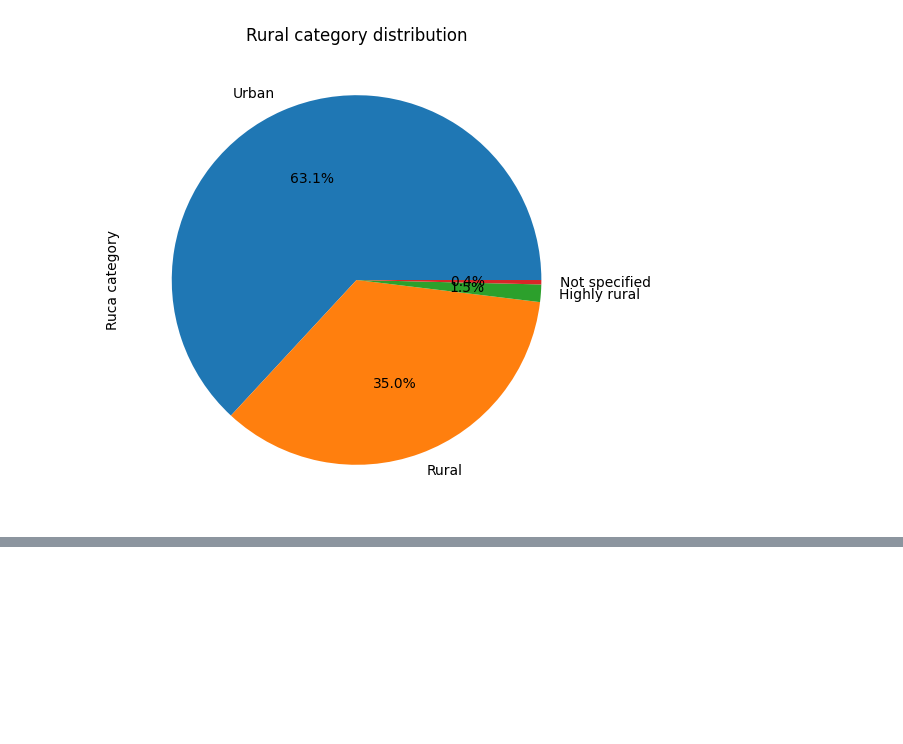
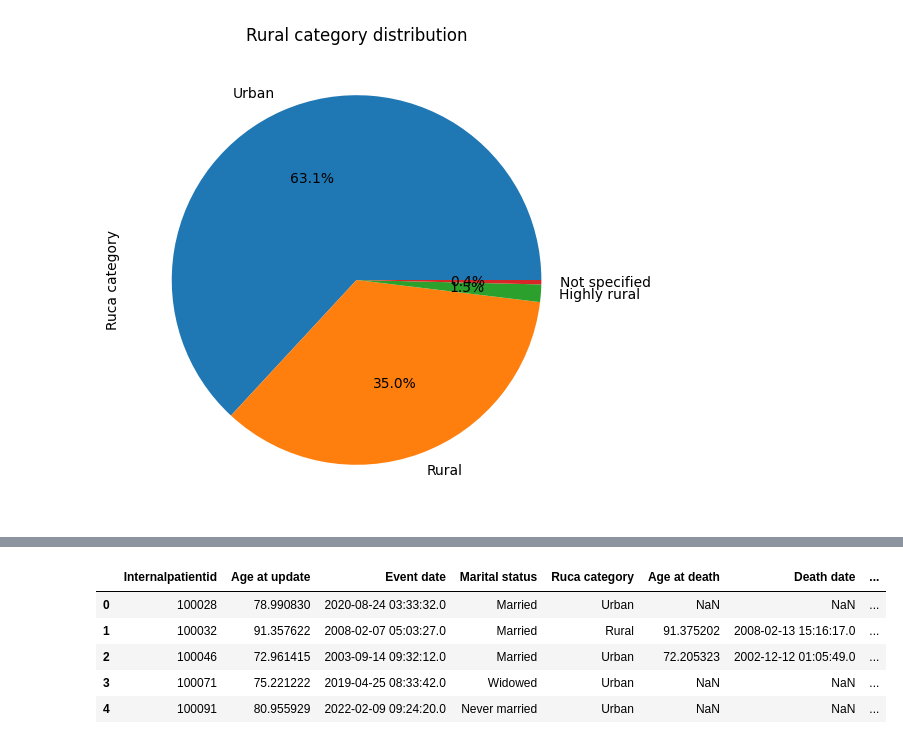
Before and after one commit to nisha1365/precisionFDA, a Jupyter notebook: Demographic_event_train.ipynb, the cells around one changed output, grey strips where cells are left out. Cells and saved outputs as stored; diff of their text form; code cells hidden in the pictures; blank space fills up the shorter version.

```diff
--- a/Demographic_event_train.ipynb
+++ b/Demographic_event_train.ipynb
@@ -139,0 +157,3 @@ plt.show()
+# %%
+death_file = pd.read_csv('/content/death_train.csv')
+death_file.head()
@@ -139,0 +189,9 @@ plt.show()
+# %%
+merge_demographic_event_death.head()
+# %% [output]
+|  | Internalpatientid | Age at update | Event date | Marital status | Ruca category | Age at death | Death date | ... |
+| 0 | 100028 | 78.990830 | 2020-08-24 03:33:32.0 | Married | Urban | NaN | NaN | ... |
+| 1 | 100032 | 91.357622 | 2008-02-07 05:03:27.0 | Married | Rural | 91.375202 | 2008-02-13 15:16:17.0 | ... |
+| 2 | 100046 | 72.961415 | 2003-09-14 09:32:12.0 | Married | Urban | 72.205323 | 2002-12-12 01:05:49.0 | ... |
+| 3 | 100071 | 75.221222 | 2019-04-25 08:33:42.0 | Widowed | Urban | NaN | NaN | ... |
+| 4 | 100091 | 80.955929 | 2022-02-09 09:24:20.0 | Never married | Urban | NaN | NaN | ... |
```
Also changed, not shown: parts of 9 cells of this notebook.
